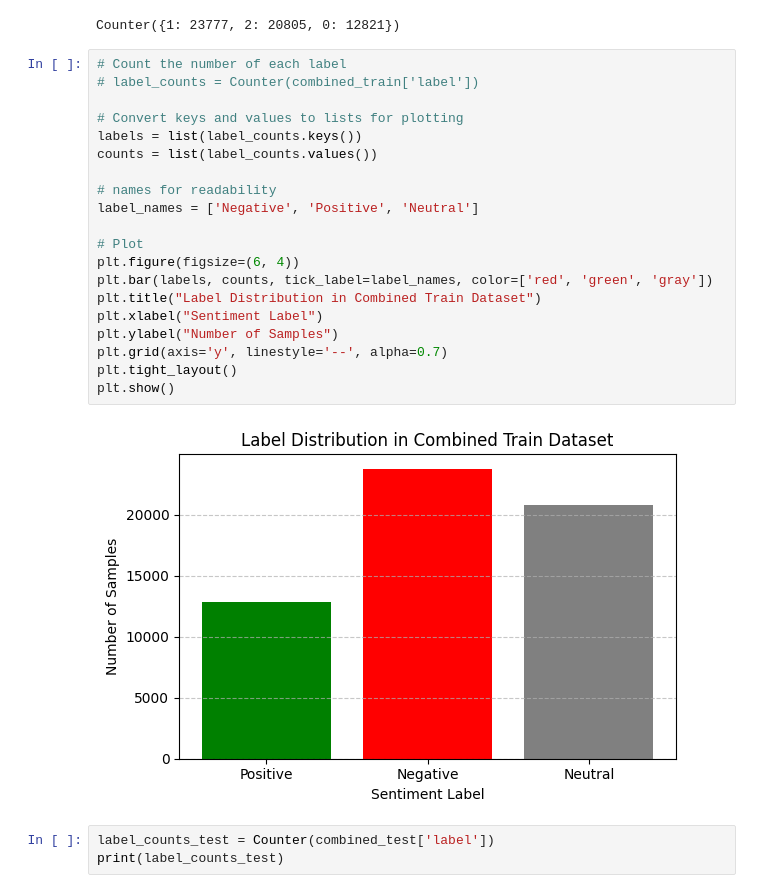
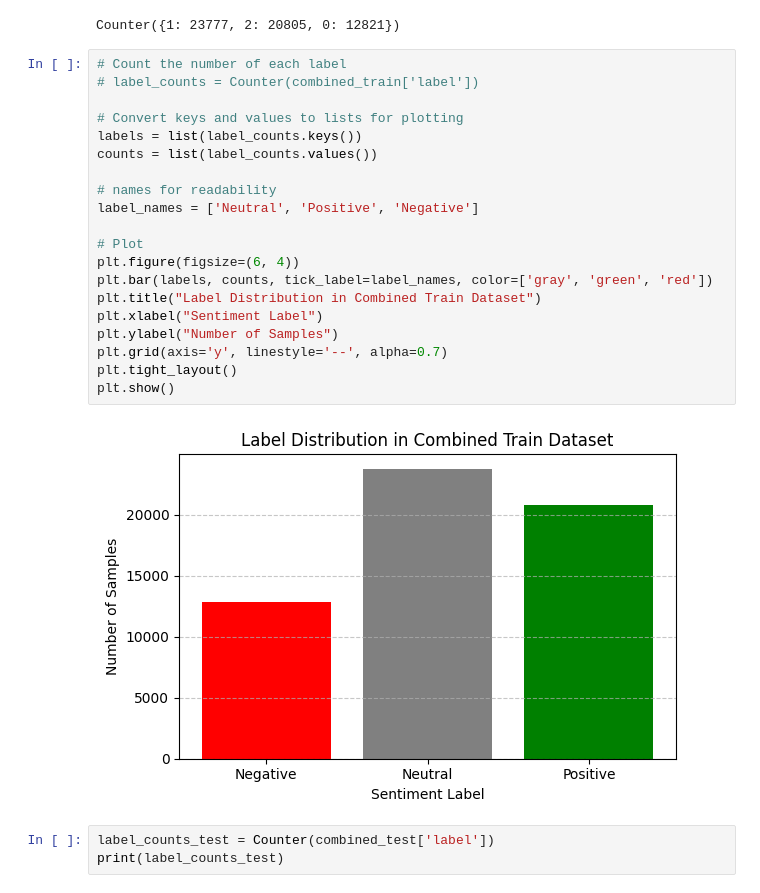
Before and after one commit to ShadaabHasan/student-review-system, a Jupyter notebook: Model/model.ipynb, the cells around one changed output. Saved outputs shown, nothing was run; the diff lists cells and outputs as text.

Commit message:
weights added + graph fixed

```diff
--- a/Model/model.ipynb
+++ b/Model/model.ipynb
@@ -197,25 +197,25 @@ Counter({1: 23777, 2: 20805, 0: 12821})
 # %%
 # Count the number of each label
 # label_counts = Counter(combined_train['label'])
 
 # Convert keys and values to lists for plotting
 labels = list(label_counts.keys())
 counts = list(label_counts.values())
 
 # names for readability
-label_names = ['Negative', 'Positive', 'Neutral']
+label_names = ['Neutral', 'Positive', 'Negative']
 
 # Plot
 plt.figure(figsize=(6, 4))
-plt.bar(labels, counts, tick_label=label_names, color=['red', 'green', 'gray'])
+plt.bar(labels, counts, tick_label=label_names, color=['gray', 'green', 'red'])
 plt.title("Label Distribution in Combined Train Dataset")
 plt.xlabel("Sentiment Label")
 plt.ylabel("Number of Samples")
 plt.grid(axis='y', linestyle='--', alpha=0.7)
 plt.tight_layout()
 plt.show()
 # %% [output]
-[figure, old version]
+[figure, new version]
 # %%
 label_counts_test = Counter(combined_test['label'])
 print(label_counts_test)
```
Also changed, not shown: parts of 7 cells of this notebook.
